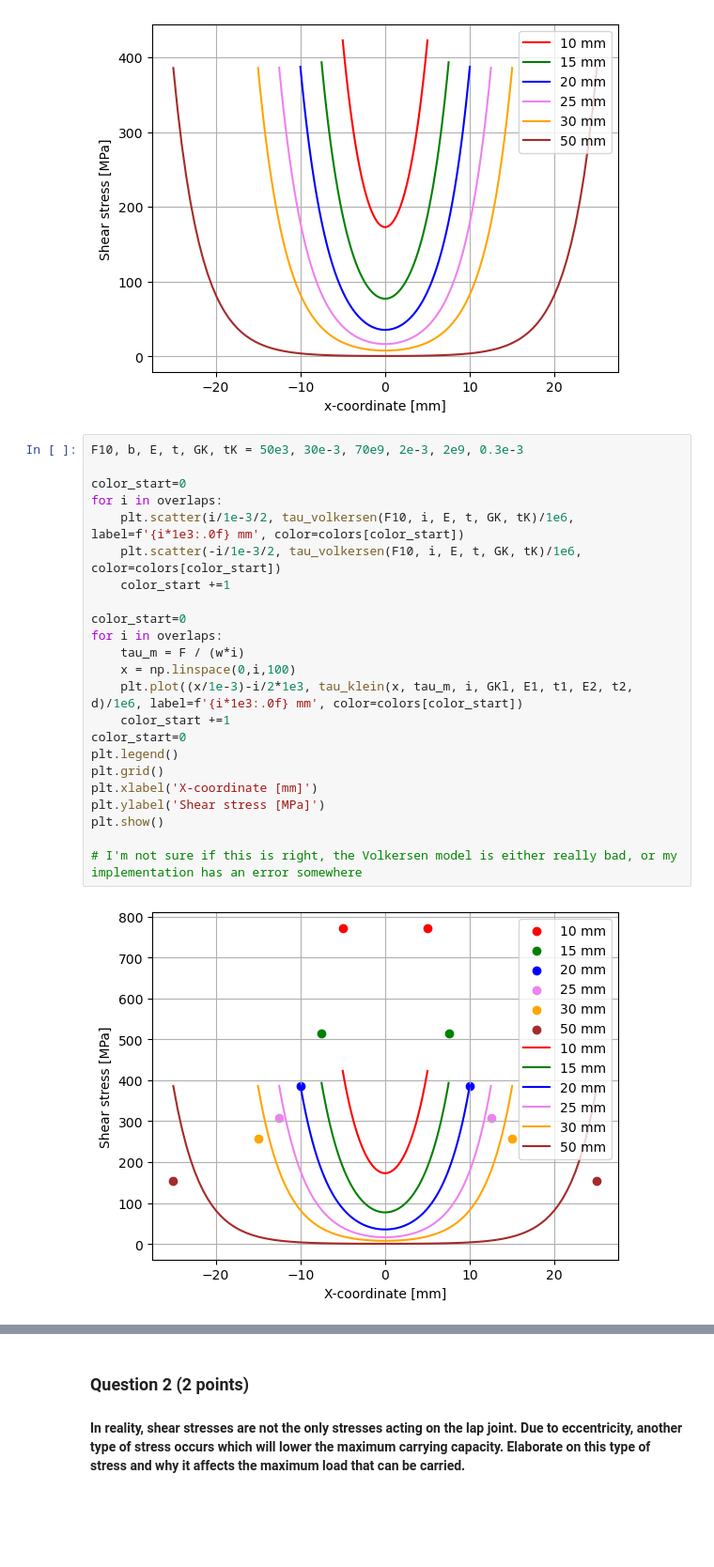
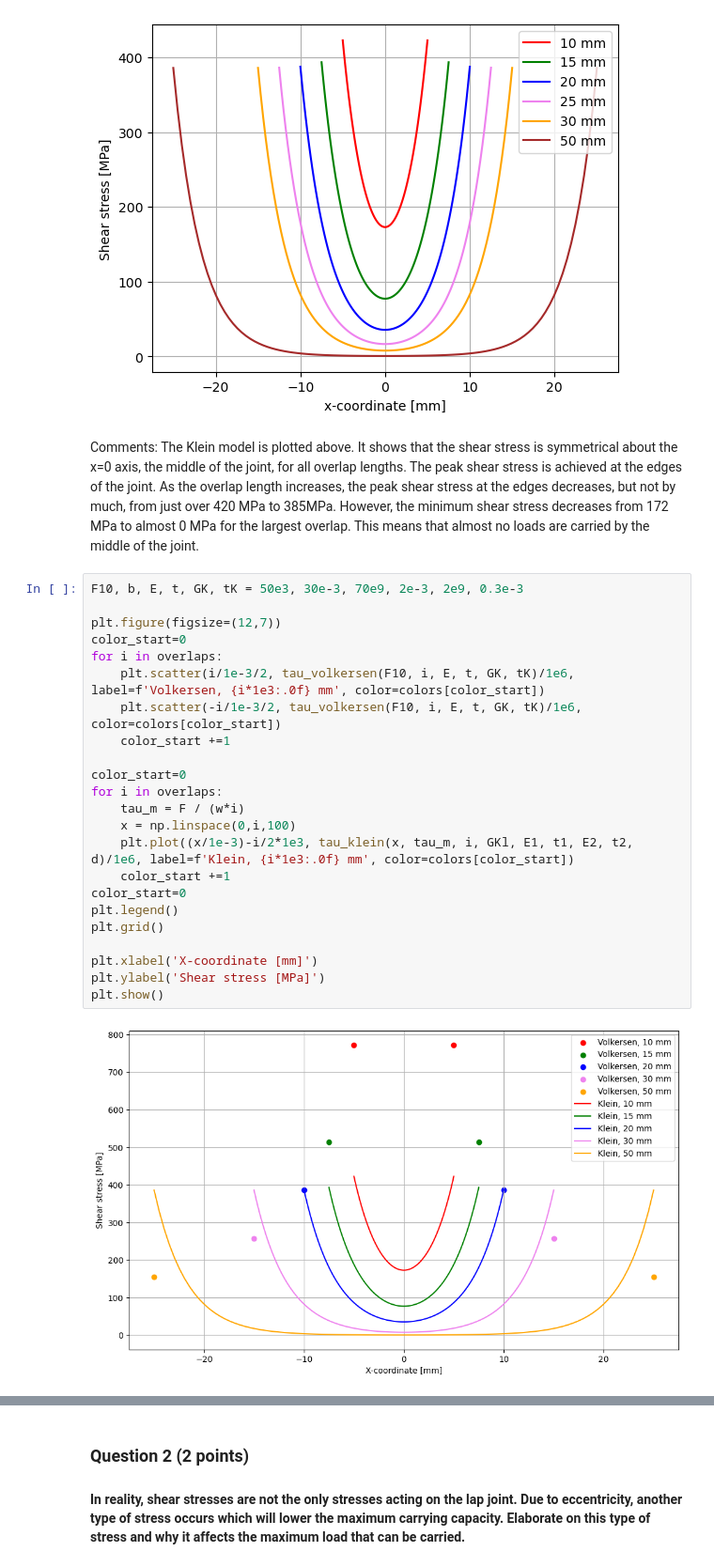
Before and after one commit to arthurstreebgreebling/PCM, a Jupyter notebook: A3 Joining/Joining.ipynb, the cells around one changed output, grey strips where cells are left out. Shown at 94% size. Drawn from its saved outputs; the diff is of its cells as text; blank space fills up the shorter version.

```diff
--- a/A3 Joining/Joining.ipynb
+++ b/A3 Joining/Joining.ipynb
@@ -71,29 +71,31 @@ plt.ylabel('Shear stress [MPa]')
 plt.show()
 # %% [output]
 [figure]
+# %% [markdown]
+Comments: The Klein model is plotted above. It shows that the shear stress is symmetrical about the x=0 axis, the middle of the joint, for all overlap lengths. The peak shear stress is achieved at the edges of the joint. As the overlap length increases, the peak shear stress at the edges decreases, but not by much, from just over 420 MPa to 385MPa. However, the minimum shear stress decreases from 172 MPa to almost 0 MPa for the largest overlap. This means that almost no loads are carried by the middle of the joint.
 # %%
 F10, b, E, t, GK, tK = 50e3, 30e-3, 70e9, 2e-3, 2e9, 0.3e-3
 
+plt.figure(figsize=(12,7))
 color_start=0
 for i in overlaps:
-    plt.scatter(i/1e-3/2, tau_volkersen(F10, i, E, t, GK, tK)/1e6, label=f'{i*1e3:.0f} mm', color=colors[color_start])
+    plt.scatter(i/1e-3/2, tau_volkersen(F10, i, E, t, GK, tK)/1e6, label=f'Volkersen, {i*1e3:.0f} mm', color=colors[color_start])
     plt.scatter(-i/1e-3/2, tau_volkersen(F10, i, E, t, GK, tK)/1e6, color=colors[color_start])
     color_start +=1
 
 color_start=0
 for i in overlaps:
     tau_m = F / (w*i)
     x = np.linspace(0,i,100)
-    plt.plot((x/1e-3)-i/2*1e3, tau_klein(x, tau_m, i, GKl, E1, t1, E2, t2, d)/1e6, label=f'{i*1e3:.0f} mm', color=colors[color_start])
+    plt.plot((x/1e-3)-i/2*1e3, tau_klein(x, tau_m, i, GKl, E1, t1, E2, t2, d)/1e6, label=f'Klein, {i*1e3:.0f} mm', color=colors[color_start])
     color_start +=1
 color_start=0
 plt.legend()
 plt.grid()
+
 plt.xlabel('X-coordinate [mm]')
 plt.ylabel('Shear stress [MPa]')
 plt.show()
-
-# I'm not sure if this is right, the Volkersen model is either really bad, or my implementation has an error somewhere
 # %% [output]
-[figure, old version]
+[figure, new version]
 # %% [markdown]
```
Also changed, not shown: parts of 8 cells of this notebook.
